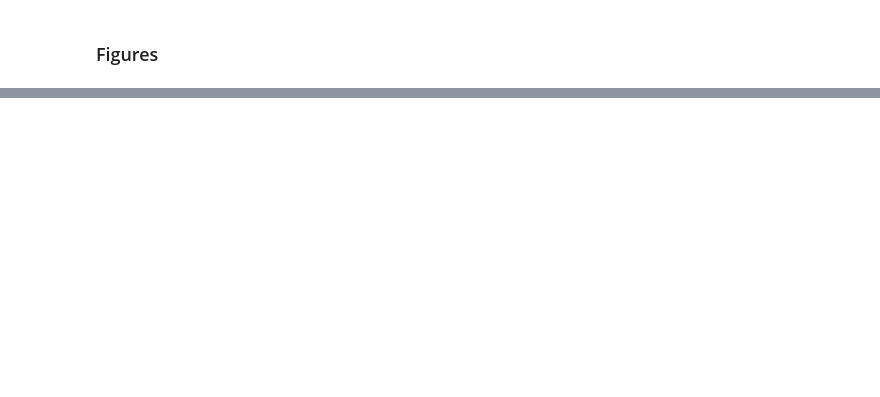
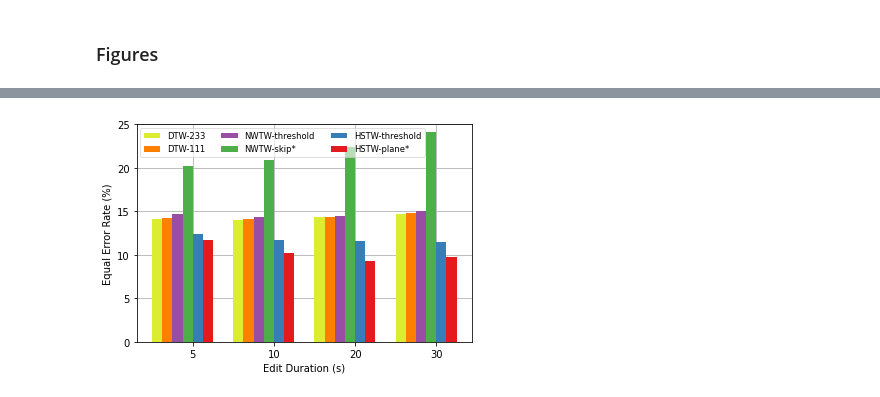
Before and after one commit to HMC-MIR/HSTW, a Jupyter notebook: 06_music_eval.ipynb, the cells around one changed output, grey strips where cells are left out. Cells and saved outputs as stored; diff of their text form; code cells hidden in the pictures; blank space fills up the shorter version.

```diff
--- a/06_music_eval.ipynb
+++ b/06_music_eval.ipynb
@@ -704,2 +524,5 @@ plotPlaneAttr(systemsToPlot, legend)
+# %%
+nwtw_skip = paaer_errs[:,0]
+hstw_plane = paaer_errs[:,1]
 # %% [markdown]
 ### Evalute Threshold Attribution
@@ -844,9 +589,0 @@ plotAttribution(timesToPlot, systemsToPlot, legend, cfg)
-# %%
-# Test Benchmark
-timesToPlot = [5, 10, 15, 20, 25, 30]
-systemsToPlot = ['dtw233', 'dtw111', 'nwtw_gamma_0.8']
-legend = ["DTW233", "DTW111", "NWTW 0.8"]
-
-cfg = cfg # Change this at top of file to change which benchmark is being plot
-
-plotAttribution(timesToPlot, systemsToPlot, legend, cfg)
@@ -854,0 +600,35 @@ plotAttribution(timesToPlot, systemsToPlot, legend, cfg)
+# %%
+legend = ['DTW-233', 'DTW-111', 'NWTW-threshold', 'NWTW-skip*', 'HSTW-threshold', 'HSTW-plane*']
+# %%
+def plotFinalAttribution(timesToPlot, errs, legend, title=None, savefile=None):
+
+    x = np.arange(len(timesToPlot))
+    numBars = len(errs)
+
+    width = 0.75 / numBars
+    plt.grid(zorder=0)
+
+    colors = [plt.cm.Set1(i) for i in range(5)]
+    colors.append("#dced31")
+    colors = colors[::-1]
+
+    for i in range(numBars):
+        plt.bar(x - width * (numBars / 2) + (i - 1/2) * width , errs[i]*100, width, zorder=3, color=colors[i])
+
+#     plt.ylim(0,100)
+    plt.ylim(0,25)
+    plt.ylabel("Equal Error Rate (%)")
+
+    plt.xlabel("Edit Duration (s)")
+    plt.xticks(x, timesToPlot)
+
+    plt.legend(legend, loc = (0.01, 0.85), ncol=3, fontsize='small', framealpha=0.6, columnspacing=1.9)
+#     plt.legend(legend, loc=(1.01, 0.5))
+    plt.title(title)
+    if savefile:
+        plt.savefig(savefile, dpi=300)
+# %%
+# plt.legend(legend, loc = (0.1, 0.62), ncol=3, fontsize='small', framealpha=0.6)
+plotFinalAttribution(times, errs, legend, savefile="/home/cchang/ttmp/partial_match/test_benchmark/attibution.jpg")
+# %% [output]
+[figure, added]
```
Also changed, not shown: parts of 38 cells of this notebook.
